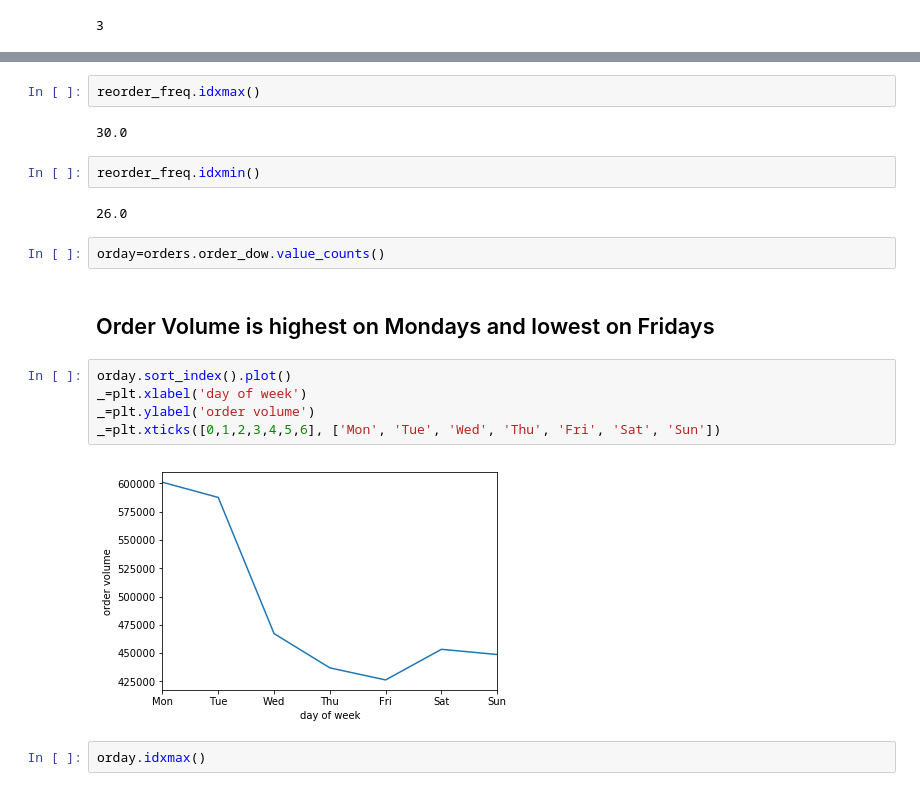
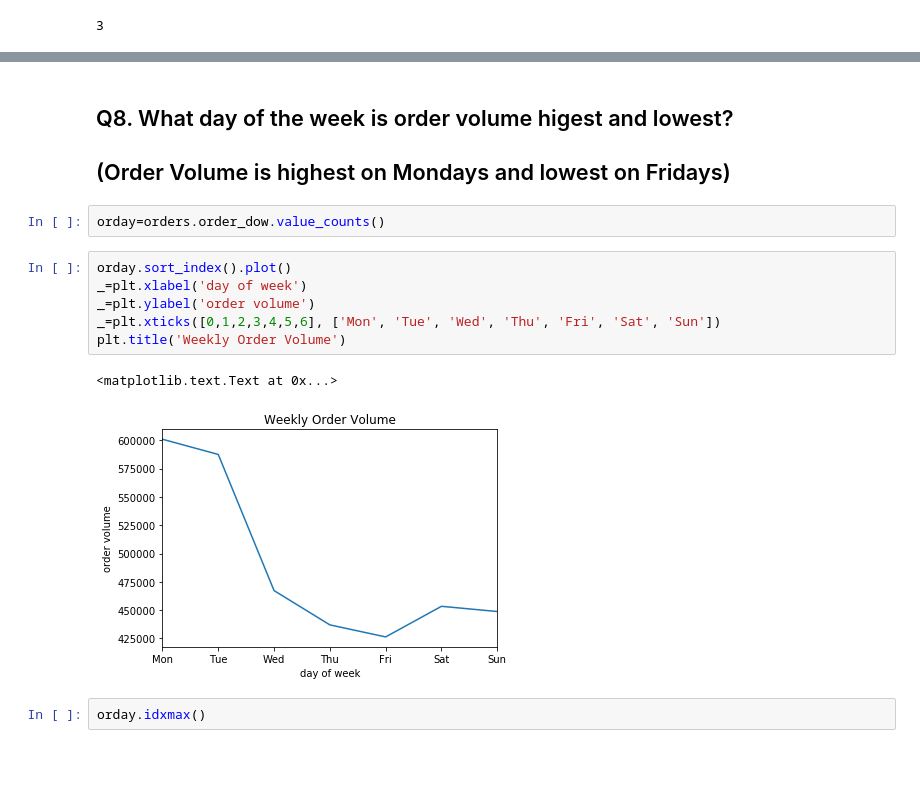
Before and after one commit to DrAugustine1981/InstacartCapstoneProject, a Jupyter notebook: EDA.ipynb, the cells around one changed output, grey strips where cells are left out. Saved outputs shown, nothing was run; the diff lists cells and outputs as text; blank space fills up the shorter version.

```diff
--- a/EDA.ipynb
+++ b/EDA.ipynb
@@ -173,22 +195,18 @@ Name: days_since_prior_order, dtype: int64
-# %%
-reorder_freq.idxmax()
-# %% [output]
-30.0
-# %%
-reorder_freq.idxmin()
-# %% [output]
-26.0
+# %% [markdown]
+## Q8. What day of the week is order volume higest and lowest?
+
+## (Order Volume is highest on Mondays and lowest on Fridays)
 # %%
 orday=orders.order_dow.value_counts()
-# %% [markdown]
-## Order Volume is highest on Mondays and lowest on Fridays
 # %%
 orday.sort_index().plot()
 _=plt.xlabel('day of week')
 _=plt.ylabel('order volume')
 _=plt.xticks([0,1,2,3,4,5,6], ['Mon', 'Tue', 'Wed', 'Thu', 'Fri', 'Sat', 'Sun'])
+plt.title('Weekly Order Volume')
 # %% [output]
+<matplotlib.text.Text at 0x...>
-[figure, old version]
+[figure, new version]
 # %%
 orday.idxmax()
 # %% [output]
```
Also changed, not shown: parts of 129 cells of this notebook.
